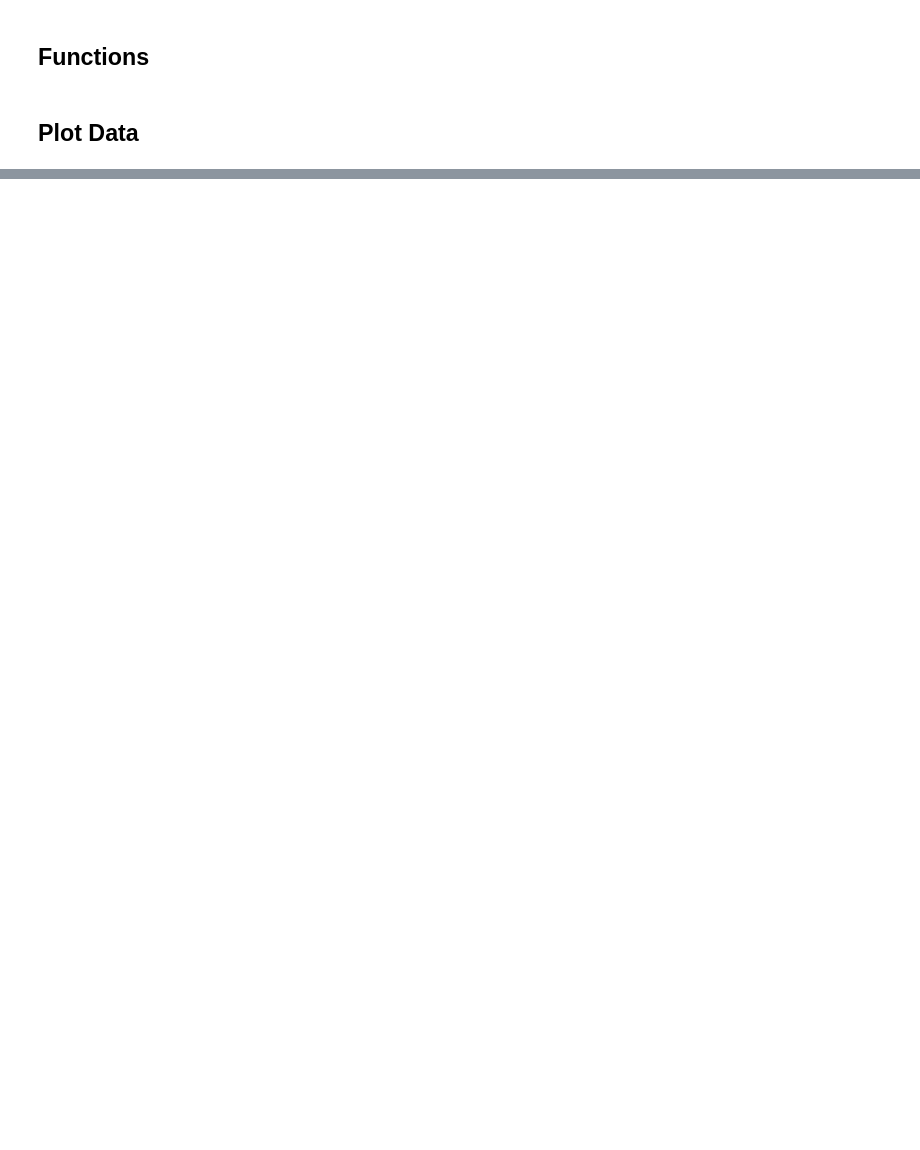
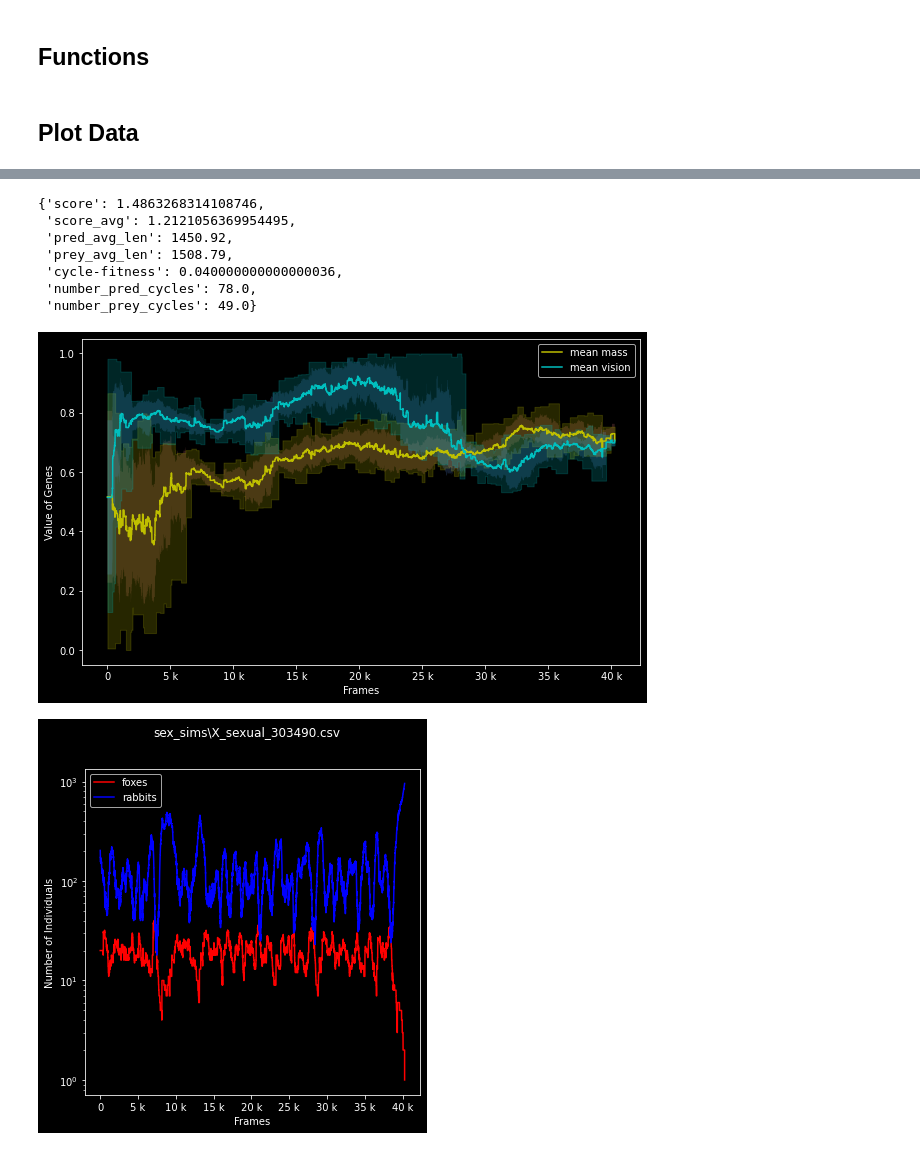
Before and after one commit to oliverweissl/CollectiveIntelligence-Project, a Jupyter notebook: Bonus/analysis.ipynb, the cells around one changed output, grey strips where cells are left out. Saved outputs shown, nothing was run; the diff lists cells and outputs as text; code cells hidden in the pictures; blank space fills up the shorter version.

```diff
--- a/Bonus/analysis.ipynb
+++ b/Bonus/analysis.ipynb
@@ -397,0 +397,14 @@ score("X_sexual_296252.csv", name ="X_sexual_296252.csv")
+# %%
+gene_convergence(median, tpe = "csv", name = f"{sim_type}_mean_conv", plot = True)
+plot_df(median,tpe = "csv", name=f"{sim_type}_mean_base")
+score(median, name =f"{sim_type}_score")
+# %% [output]
+{'score': 1.4863268314108746,
+ 'score_avg': 1.2121056369954495,
+ 'pred_avg_len': 1450.92,
+ 'prey_avg_len': 1508.79,
+ 'cycle-fitness': 0.040000000000000036,
+ 'number_pred_cycles': 78.0,
+ 'number_prey_cycles': 49.0}
+[figure, added]
+[figure, added]
```
Also changed, not shown: parts of 23 cells of this notebook.
